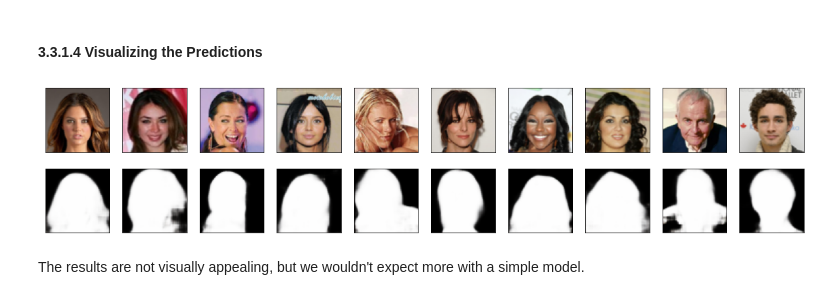
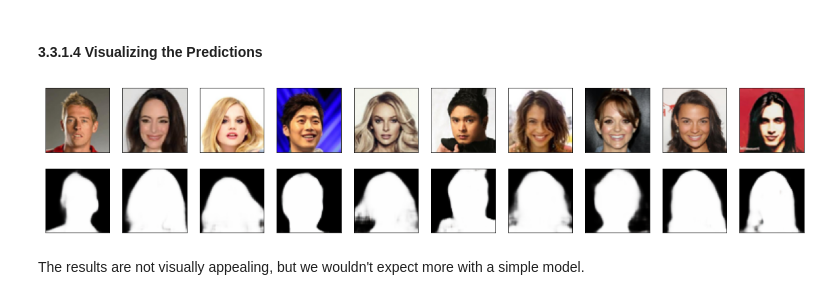
Before and after one commit to kocabiyik/deep-learning, a Jupyter notebook: 43-image-matting-celeba.ipynb, the cells around one changed output. Cells and saved outputs as stored; diff of their text form; code cells hidden in the pictures.

```diff
--- a/43-image-matting-celeba.ipynb
+++ b/43-image-matting-celeba.ipynb
@@ -329,30 +328,30 @@ Epoch 20/20
 # %%
 decoded_imgs = conv_encoder_decoder.predict(testing_a)
 
 import matplotlib.pyplot as plt
 
 n = 10  # number of samples
-img_index = 10
+img_index = 27
 
 plt.figure(figsize=(20, 4))
 for i in range(n):
 
     # original
     ax = plt.subplot(2, n, i + 1)
     plt.imshow(testing_a[img_index+i].reshape(img_dim_pixel, img_dim_pixel,3))
     plt.gray()
     ax.get_xaxis().set_visible(False)
     ax.get_yaxis().set_visible(False)
 
     # reconstruction
     ax = plt.subplot(2, n, i + 1 + n)
     plt.imshow(decoded_imgs[img_index+i].reshape(img_dim_pixel, img_dim_pixel,3))
     plt.gray()
     ax.get_xaxis().set_visible(False)
     ax.get_yaxis().set_visible(False)
 plt.show()
 # %% [output]
-[figure, old version]
+[figure, new version]
 # %%
 conv_encoder_decoder.save('conv_autoencoder.h5')
 # %% [markdown]
```
Also changed, not shown: parts of 8 cells of this notebook.
